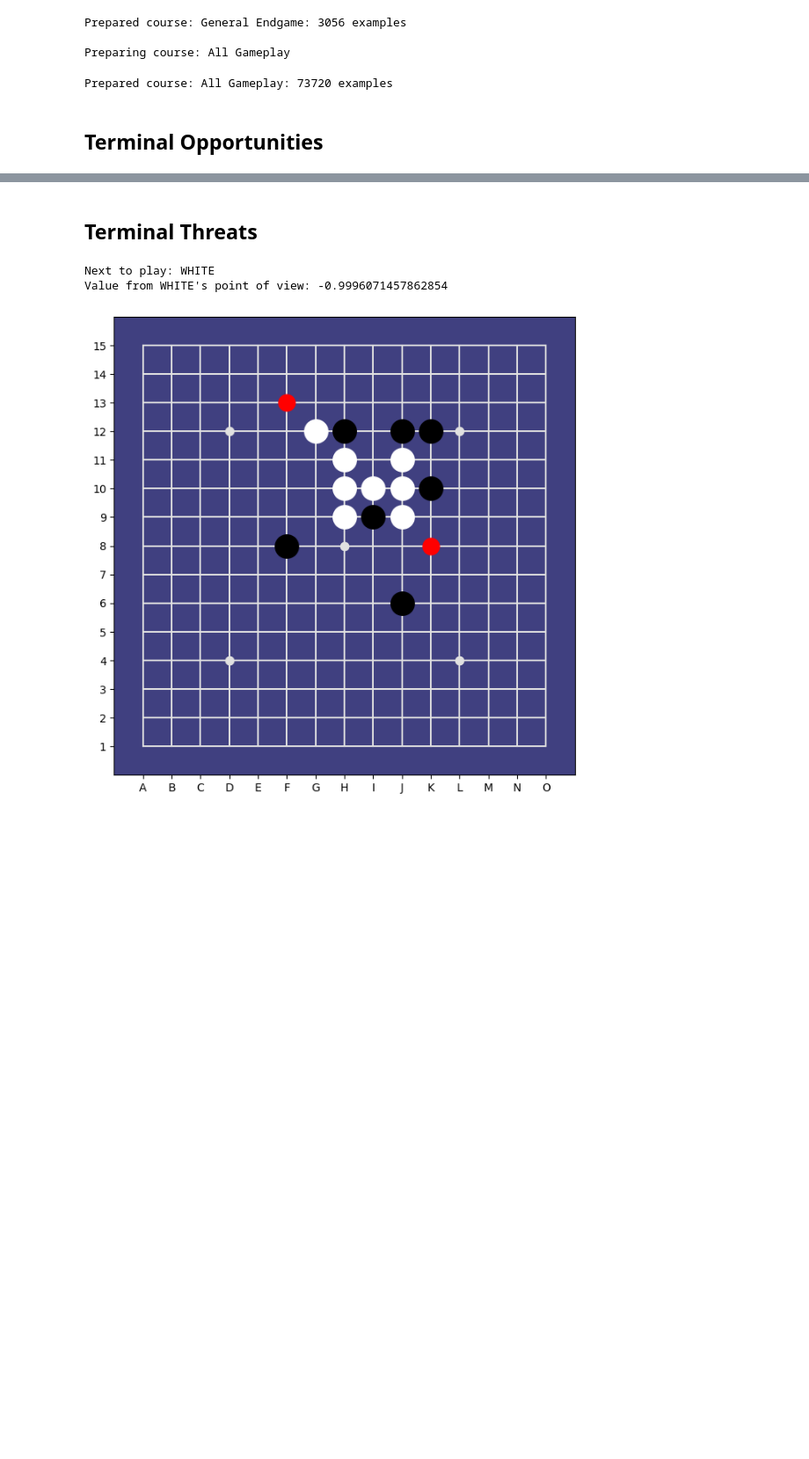
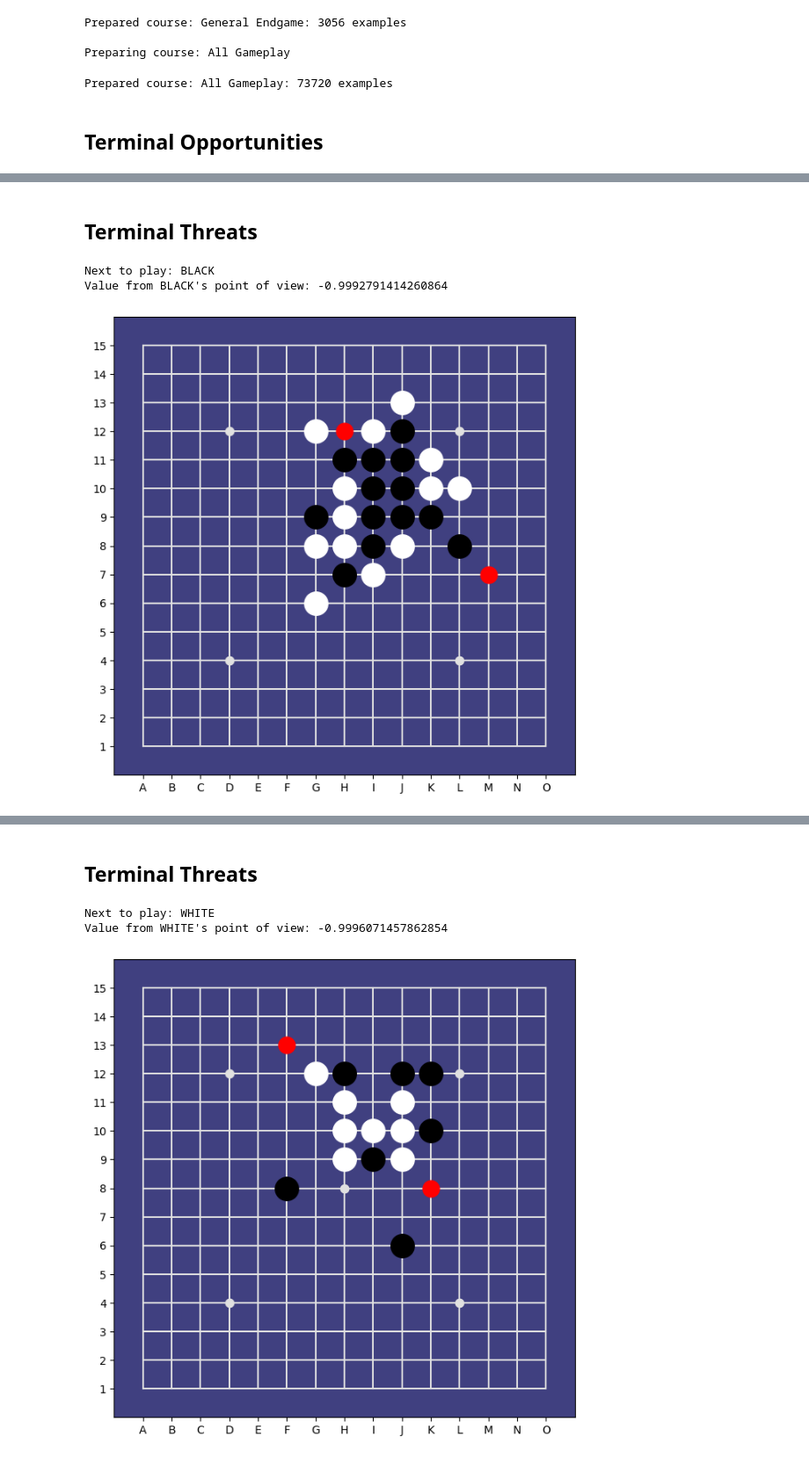
Before and after one commit to Project-Ellie/DeepGomoku, a Jupyter notebook: notebooks/Training_Curriculum.ipynb, the cells around one changed output, grey strips where cells are left out. Shown at 88% size. Drawn from its saved outputs; the diff is of its cells as text; code cells hidden in the pictures; blank space fills up the shorter version.

Commit message:
safe point

```diff
--- a/notebooks/Training_Curriculum.ipynb
+++ b/notebooks/Training_Curriculum.ipynb
@@ -38,7 +60,7 @@ print(source)
 `to_tfrecord()` expands the 8 symmetries and writes the result as tfrecord files for efficient consumption by Tensorflow. Since the preprocessing is relatively inexpensive, we locate the tfrecords in a temporary directory that we clean up afterwards.
 # %%
 data_dir = '../DATA'
-curriculum = create_curriculum(data_dir)
+curriculum = create_curriculum(data_dir, batch_size=1024)
 # %% [output]
 Preparing course: Terminal Opportunities
 Prepared course: Terminal Opportunities: 1904 examples
@@ -64,0 +87,11 @@ Value from BLACK's point of view: 0.9963186979293823
+# %% [markdown]
+## Terminal Threats
+# %%
+ds = curriculum[Focus.TERMINAL_THREAT]['dataset']
+s, p, v = next(iter(ds))
+example = np.squeeze(s[0,:,:,:]), list(np.squeeze(p[0,:])), np.squeeze(v[0])
+analyse_example(BOARD_SIZE, example, disp_width=7.5, policy_cutoff=.001)
+# %% [output]
+Next to play: BLACK
+Value from BLACK's point of view: -0.9992791414260864
+[figure, added]
```
Also changed, not shown: parts of 23 cells of this notebook, 6 other files.
